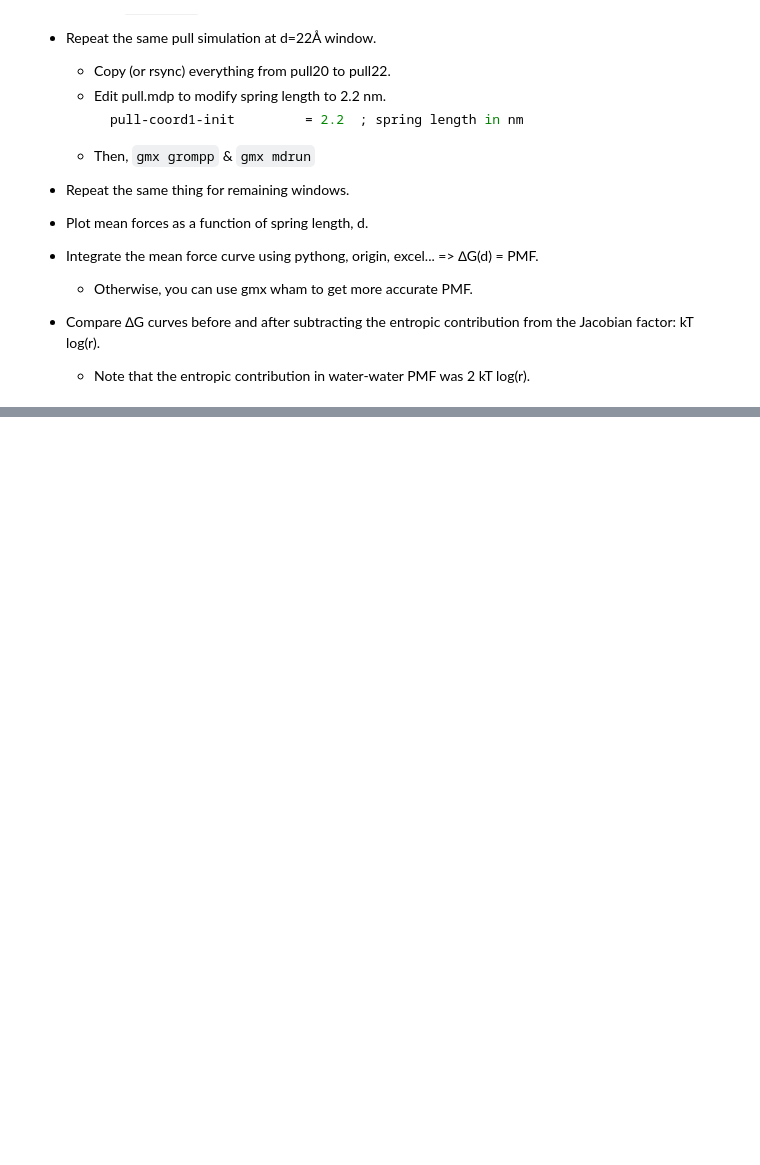
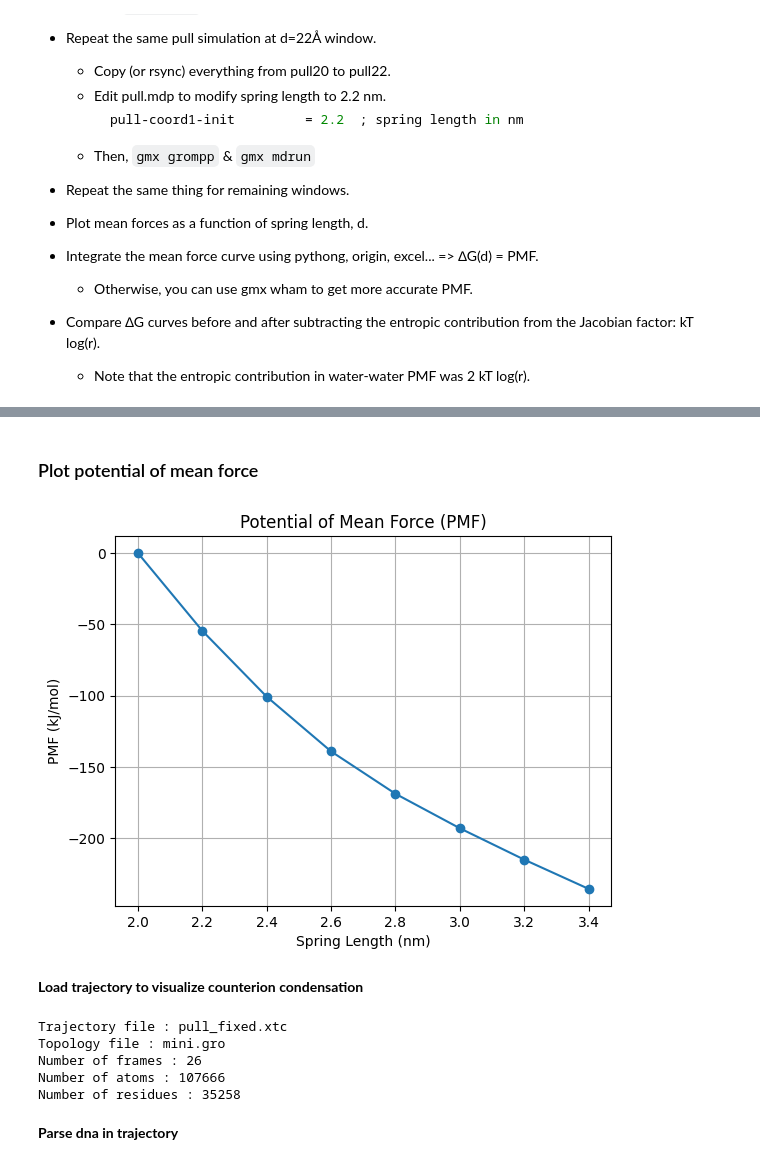
Before and after one commit to kgw1047/Biomodeling, a Jupyter notebook: biomodeling_tutorials/dna_dna_interaction/tutorial.ipynb, the cells around one changed output, grey strips where cells are left out. Saved outputs shown, nothing was run; the diff lists cells and outputs as text; code cells hidden in the pictures; blank space fills up the shorter version.

```diff
--- a/biomodeling_tutorials/dna_dna_interaction/tutorial.ipynb
+++ b/biomodeling_tutorials/dna_dna_interaction/tutorial.ipynb
@@ -145,0 +215,33 @@
+# %% [markdown]
+### Plot potential of mean force
+# %%
+pmf = cumulative_trapezoid(mean_forces, distances, initial=0)
+
+plt.plot(distances, pmf, marker='o')
+plt.xlabel('Spring Length (nm)')
+plt.ylabel('PMF (kJ/mol)')
+plt.title('Potential of Mean Force (PMF)')
+plt.grid()
+plt.show()
+# %% [output]
+[figure, added]
+# %% [markdown]
+**Load trajectory to visualize counterion condensation**
+# %%
+spring_length = 20
+traj_path = f"{dir_path}/pull.{spring_length}/pull_fixed.xtc"
+topology_path = f"{dir_path}/mini.gro"
+
+traj_filename = traj_path.split("/")[-1]
+topology_filename = topology_path.split("/")[-1]
+traj = md.load(traj_path, top=topology_path)
+print(f"Trajectory file : {traj_filename}\nTopology file : {topology_filename}")
+print(f"Number of frames : {traj.n_frames}\nNumber of atoms : {traj.n_atoms}\nNumber of residues : {traj.n_residues}")
+# %% [output]
+Trajectory file : pull_fixed.xtc
+Topology file : mini.gro
+Number of frames : 26
+Number of atoms : 107666
+Number of residues : 35258
+# %% [markdown]
+**Parse dna in trajectory**
```
Also changed, not shown: parts of 13 cells of this notebook, 10 other files.
